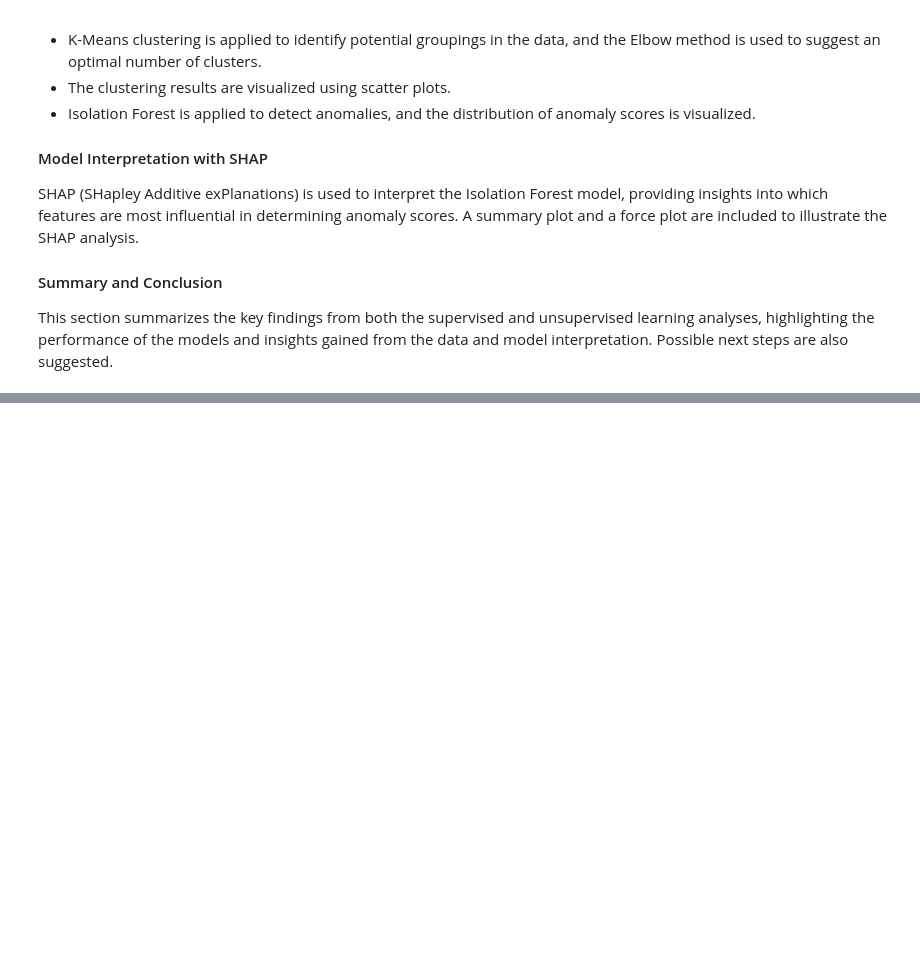
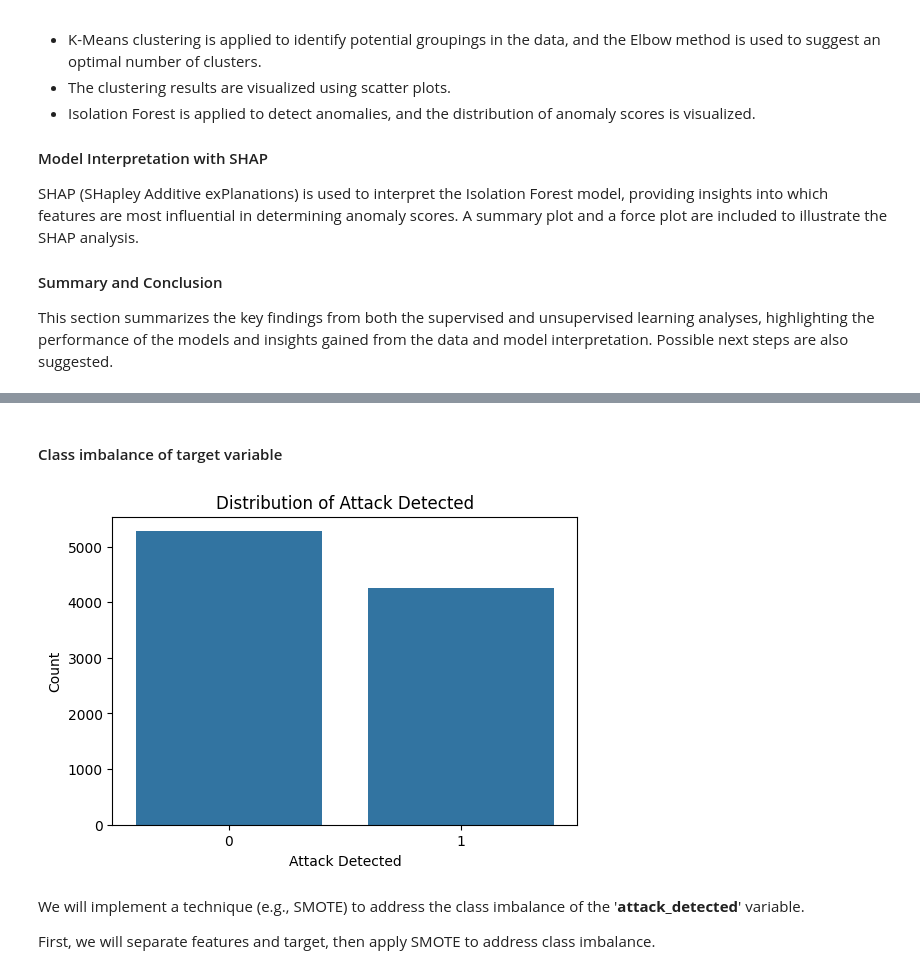
Before and after one commit to aminayusif/Intrudex, a Jupyter notebook: Intrudex_Cybersecurity_Intrusion_Detection_Analysis.ipynb, the cells around one changed output, grey strips where cells are left out. Cells and saved outputs as stored; diff of their text form; code cells hidden in the pictures; blank space fills up the shorter version.

```diff
--- a/Intrudex_Cybersecurity_Intrusion_Detection_Analysis.ipynb
+++ b/Intrudex_Cybersecurity_Intrusion_Detection_Analysis.ipynb
@@ -55,0 +204,15 @@ This section summarizes the key findings from both the supervised and unsupervis
+# %% [markdown]
+#### Class imbalance of target variable
+# %%
+plt.figure(figsize=(6, 4))
+sns.countplot(x='attack_detected', data=data)
+plt.title('Distribution of Attack Detected')
+plt.xlabel('Attack Detected')
+plt.ylabel('Count')
+plt.show()
+# %% [output]
+[figure, added]
+# %% [markdown]
+We will implement a technique (e.g., SMOTE) to address the class imbalance of the '**attack_detected**' variable.
+
+First, we will separate features and target, then apply SMOTE to address class imbalance.
```
Also changed, not shown: parts of 28 cells of this notebook.
